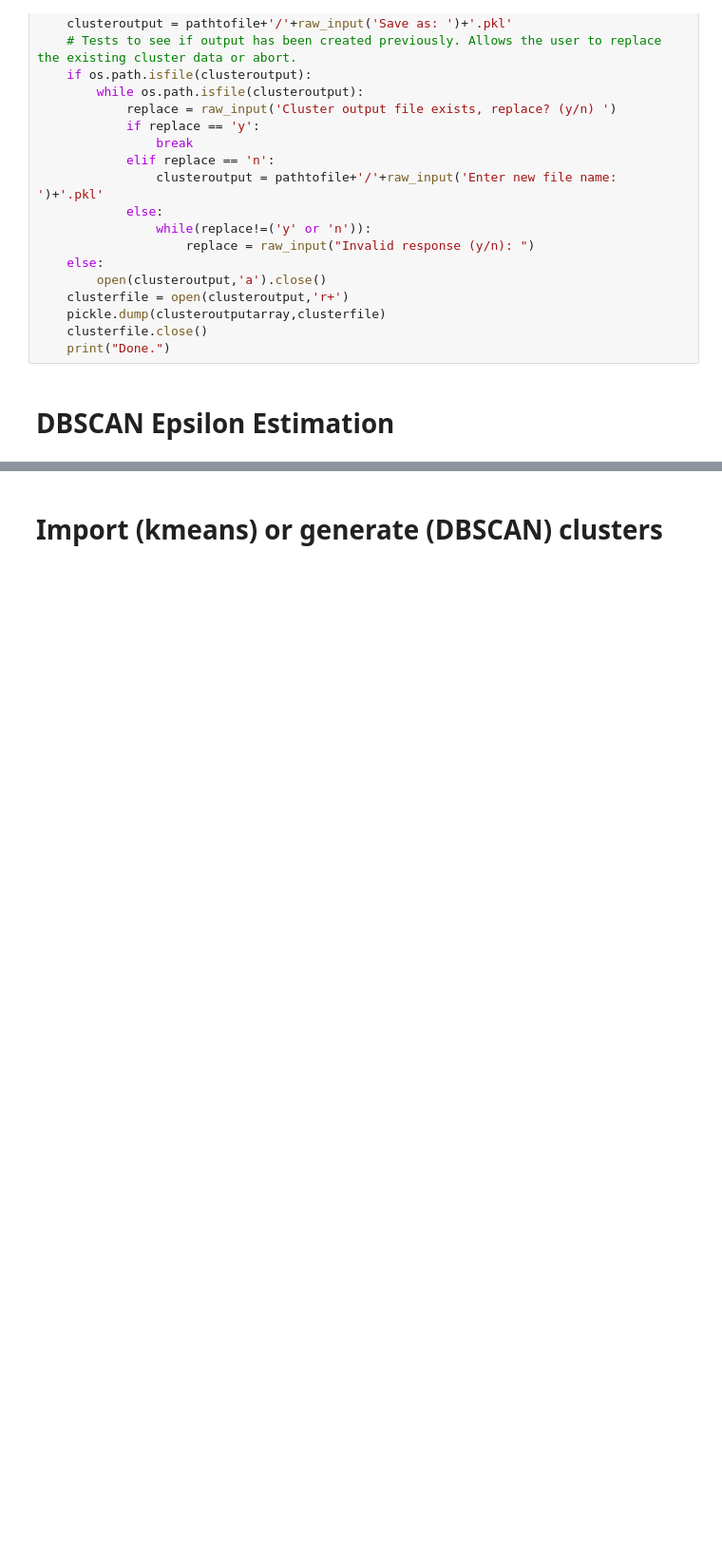
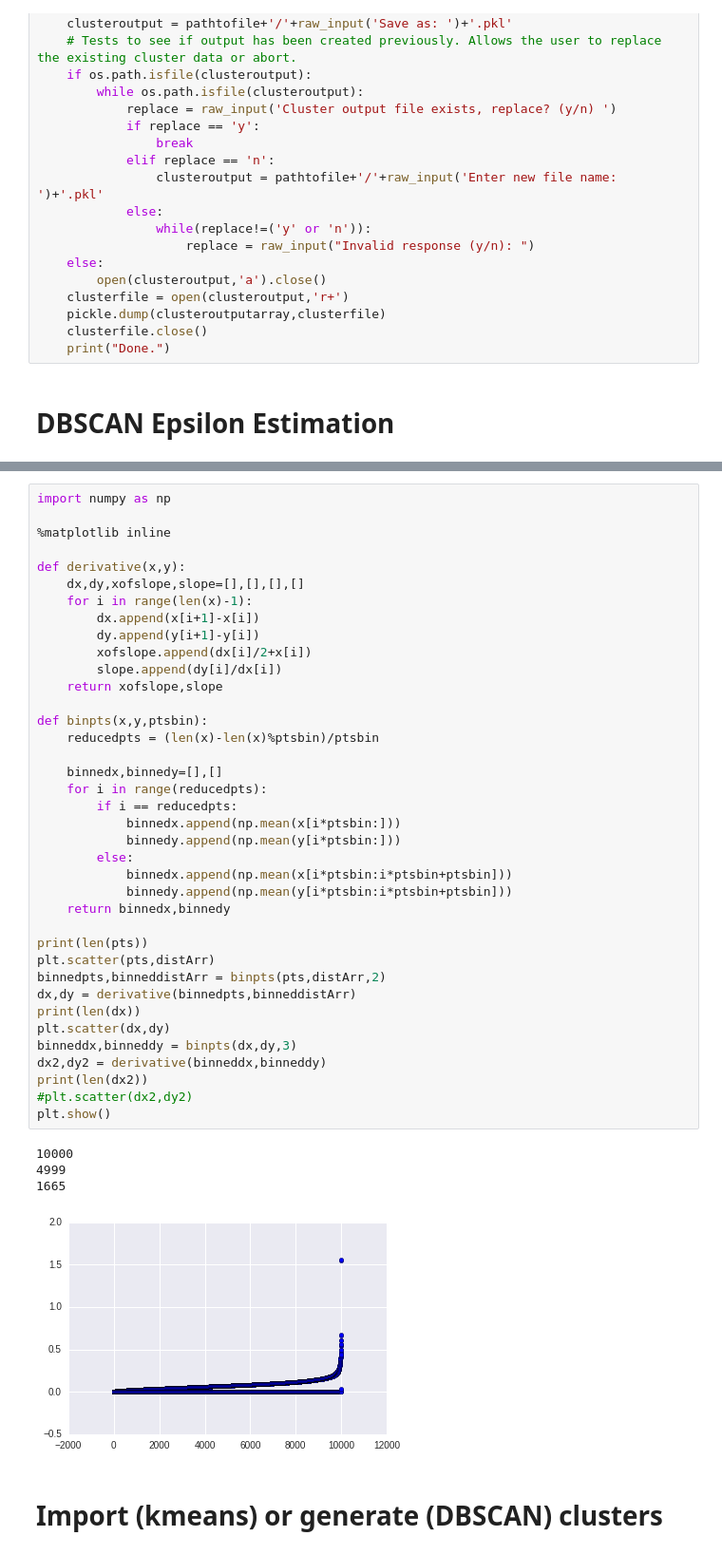
Before and after one commit to lmwalkowicz/KeplerML, a Jupyter notebook: TSNE_ClusterWorkbook.ipynb, the cells around one changed output, grey strips where cells are left out. Shown at 95% size. Drawn from its saved outputs; the diff is of its cells as text; blank space fills up the shorter version.

```diff
--- a/TSNE_ClusterWorkbook.ipynb
+++ b/TSNE_ClusterWorkbook.ipynb
@@ -442,3 +434,46 @@ ValueError: x and y must be the same size
+# %%
+import numpy as np
+
+%matplotlib inline
+
+def derivative(x,y):
+    dx,dy,xofslope,slope=[],[],[],[]
+    for i in range(len(x)-1):
+        dx.append(x[i+1]-x[i])
+        dy.append(y[i+1]-y[i])
+        xofslope.append(dx[i]/2+x[i])
+        slope.append(dy[i]/dx[i])
+    return xofslope,slope
+
+def binpts(x,y,ptsbin):
+    reducedpts = (len(x)-len(x)%ptsbin)/ptsbin
+
+    binnedx,binnedy=[],[]
+    for i in range(reducedpts):
+        if i == reducedpts:
+            binnedx.append(np.mean(x[i*ptsbin:]))
+            binnedy.append(np.mean(y[i*ptsbin:]))
+        else:
+            binnedx.append(np.mean(x[i*ptsbin:i*ptsbin+ptsbin]))
+            binnedy.append(np.mean(y[i*ptsbin:i*ptsbin+ptsbin]))
+    return binnedx,binnedy
+
+print(len(pts))
+plt.scatter(pts,distArr)
+binnedpts,binneddistArr = binpts(pts,distArr,2)
+dx,dy = derivative(binnedpts,binneddistArr)
+print(len(dx))
+plt.scatter(dx,dy)
+binneddx,binneddy = binpts(dx,dy,3)
+dx2,dy2 = derivative(binneddx,binneddy)
+print(len(dx2))
+#plt.scatter(dx2,dy2)
+plt.show()
+# %% [output]
+10000
+4999
+1665
+[figure, added]
 # %% [markdown]
 # Import (kmeans) or generate (DBSCAN) clusters
 # %%
```
Also changed, not shown: parts of 9 cells of this notebook, 1 other file.
